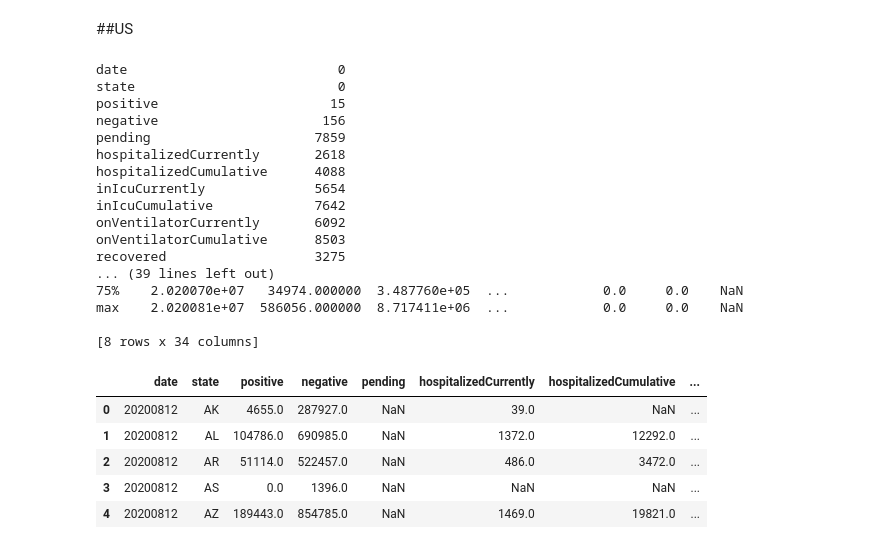
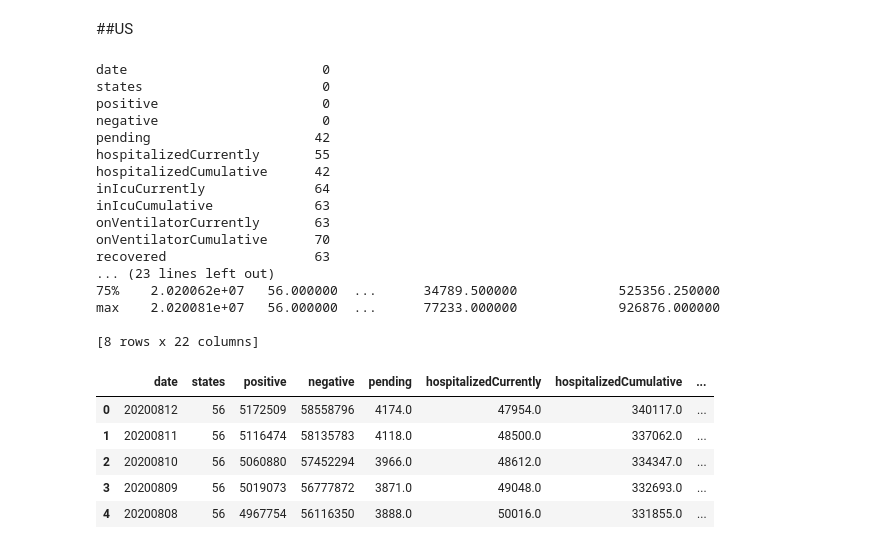
Before and after one commit to JoshuaHaga/Covid_19_sprint_1_buildwk, a Jupyter notebook: Covid_19_analysis.ipynb, the cells around one changed output. Saved outputs shown, nothing was run; the diff lists cells and outputs as text; code cells hidden in the pictures.

```diff
--- a/Covid_19_analysis.ipynb
+++ b/Covid_19_analysis.ipynb
@@ -52,7 +52,7 @@ from scipy import linalg
 ### These 3 dataframes come from the kaggle dataset 'COVID-19 in USA'
 counties = pd.read_csv('/content/us_counties_covid19_daily.csv')
 states   = pd.read_csv('/content/us_states_covid19_daily.csv')
-us       = pd.read_csv('/content/us_states_covid19_daily.csv')
+us       = pd.read_csv('/content/us_covid19_daily.csv')
 # %% [markdown]
 ###Functions
 # %%
@@ -576,27 +576,28 @@ dc['prcnt_pos'].plot(figsize=(40,10), color="maroon")
 ##US
 # %%
 explore(us)
+us.head()
 # %% [output]
-date                           0
-state                          0
-positive                      15
-negative                     156
-pending                     7859
-hospitalizedCurrently       2618
-hospitalizedCumulative      4088
-inIcuCurrently              5654
-inIcuCumulative             7642
-onVentilatorCurrently       6092
-onVentilatorCumulative      8503
-recovered                   3275
-... (39 lines left out)
-75%    2.020070e+07   34974.000000  3.487760e+05  ...            0.0     0.0    NaN
-max    2.020081e+07  586056.000000  8.717411e+06  ...            0.0     0.0    NaN
+date                         0
+states                       0
+positive                     0
+negative                     0
+pending                     42
+hospitalizedCurrently       55
+hospitalizedCumulative      42
+inIcuCurrently              64
+inIcuCumulative             63
+onVentilatorCurrently       63
+onVentilatorCumulative      70
+recovered                   63
+... (23 lines left out)
+75%    2.020062e+07   56.000000  ...      34789.500000             525356.250000
+max    2.020081e+07   56.000000  ...      77233.000000             926876.000000
 
-[8 rows x 34 columns]
+[8 rows x 22 columns]
-|  | date | state | positive | negative | pending | hospitalizedCurrently | hospitalizedCumulative | ... |
-| 0 | 20200812 | AK | 4655.0 | 287927.0 | NaN | 39.0 | NaN | ... |
-| 1 | 20200812 | AL | 104786.0 | 690985.0 | NaN | 1372.0 | 12292.0 | ... |
-| 2 | 20200812 | AR | 51114.0 | 522457.0 | NaN | 486.0 | 3472.0 | ... |
-| 3 | 20200812 | AS | 0.0 | 1396.0 | NaN | NaN | NaN | ... |
-| 4 | 20200812 | AZ | 189443.0 | 854785.0 | NaN | 1469.0 | 19821.0 | ... |
+|  | date | states | positive | negative | pending | hospitalizedCurrently | hospitalizedCumulative | ... |
+| 0 | 20200812 | 56 | 5172509 | 58558796 | 4174.0 | 47954.0 | 340117.0 | ... |
+| 1 | 20200811 | 56 | 5116474 | 58135783 | 4118.0 | 48500.0 | 337062.0 | ... |
+| 2 | 20200810 | 56 | 5060880 | 57452294 | 3966.0 | 48612.0 | 334347.0 | ... |
+| 3 | 20200809 | 56 | 5019073 | 56777872 | 3871.0 | 49048.0 | 332693.0 | ... |
+| 4 | 20200808 | 56 | 4967754 | 56116350 | 3888.0 | 50016.0 | 331855.0 | ... |
```
Also changed, not shown: parts of 2 cells of this notebook.
